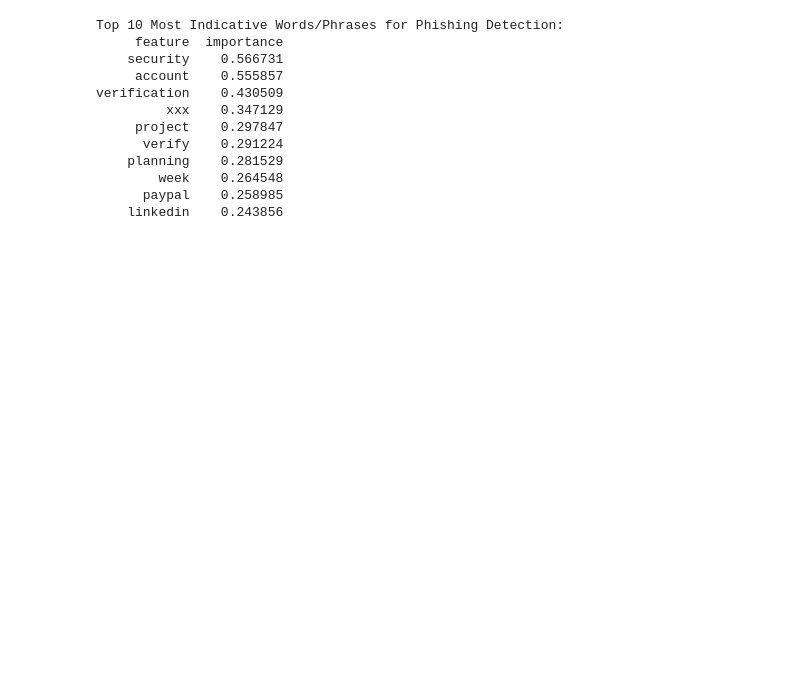
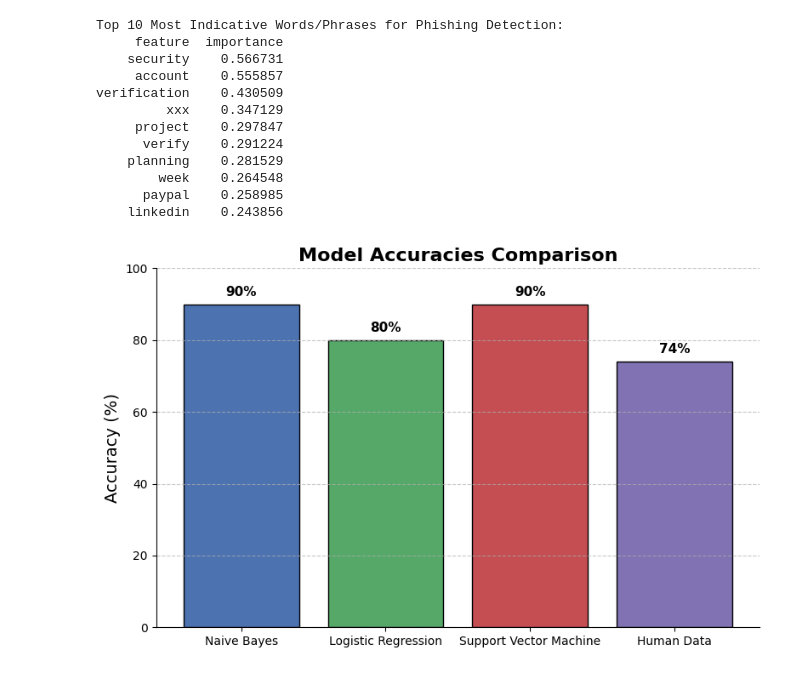
Before and after one commit to aidanz-1/NYU-CS4CS-Research-Project, a Jupyter notebook: code.ipynb, the cells around one changed output. Saved outputs shown, nothing was run; the diff lists cells and outputs as text; code cells hidden in the pictures; blank space fills up the shorter version.

Commit message:
added comparison image

```diff
--- a/code.ipynb
+++ b/code.ipynb
@@ -283,3 +283,44 @@ verification    0.430509
         week    0.264548
       paypal    0.258985
     linkedin    0.243856
+# %%
+import matplotlib.pyplot as plt
+
+# Data
+models = ['Naive Bayes', 'Logistic Regression', 'Support Vector Machine', 'Human Data']
+accuracies = [90, 80, 90, 74]
+
+# Colors for bars
+colors = ['#4C72B0', '#55A868', '#C44E52', '#8172B3']
+
+# Create bar chart
+fig, ax = plt.subplots(figsize=(8, 5))
+bars = ax.bar(models, accuracies, color=colors, edgecolor='black')
+
+# Add accuracy labels on top of bars
+for bar in bars:
+    height = bar.get_height()
+    ax.annotate(f'{height}%',
+                xy=(bar.get_x() + bar.get_width() / 2, height),
+                xytext=(0, 5),  # 5 points vertical offset
+                textcoords='offset points',
+                ha='center', va='bottom',
+                fontsize=11,
+                fontweight='bold')
+
+# Title and labels
+ax.set_title('Model Accuracies Comparison', fontsize=16, fontweight='bold')
+ax.set_ylabel('Accuracy (%)', fontsize=14)
+ax.set_ylim(0, 100)
+
+# Gridlines for better readability
+ax.yaxis.grid(True, linestyle='--', alpha=0.7)
+
+# Remove top and right spines for cleaner look
+ax.spines['top'].set_visible(False)
+ax.spines['right'].set_visible(False)
+
+plt.tight_layout()
+plt.show()
+# %% [output]
+[figure, added]
```
Also changed, not shown: parts of 3 cells of this notebook, 2 other files.
